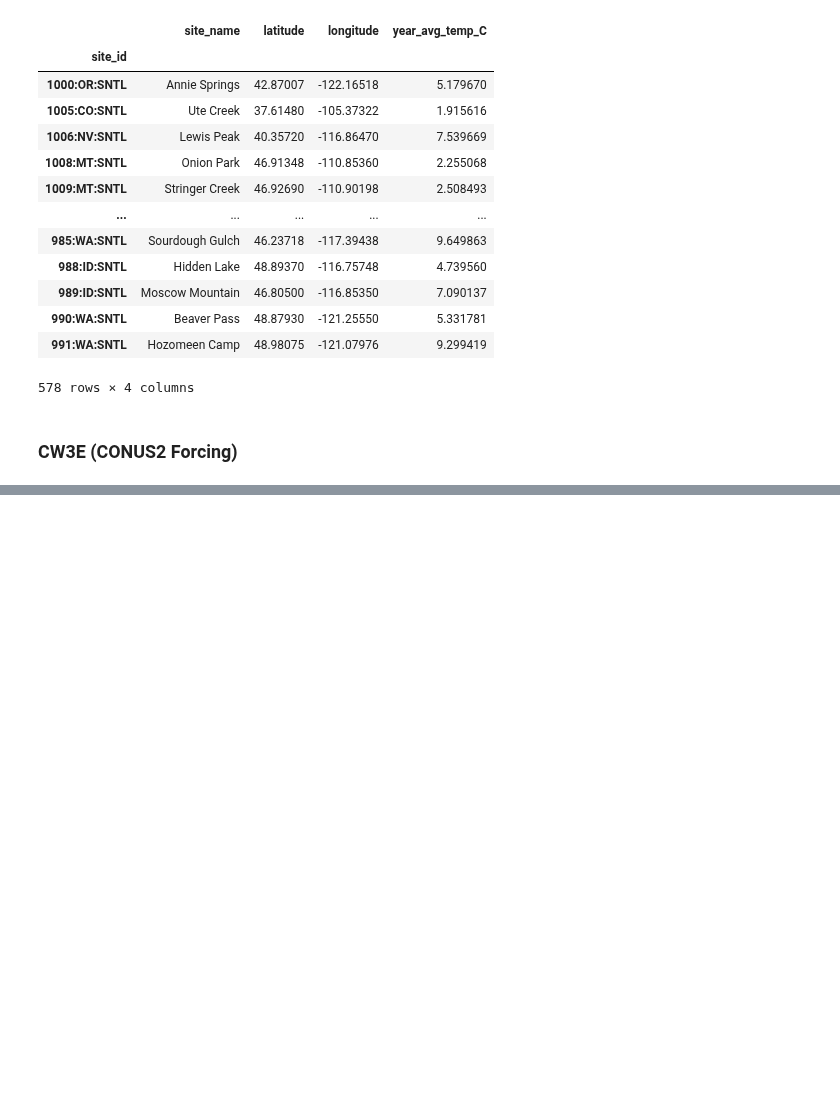
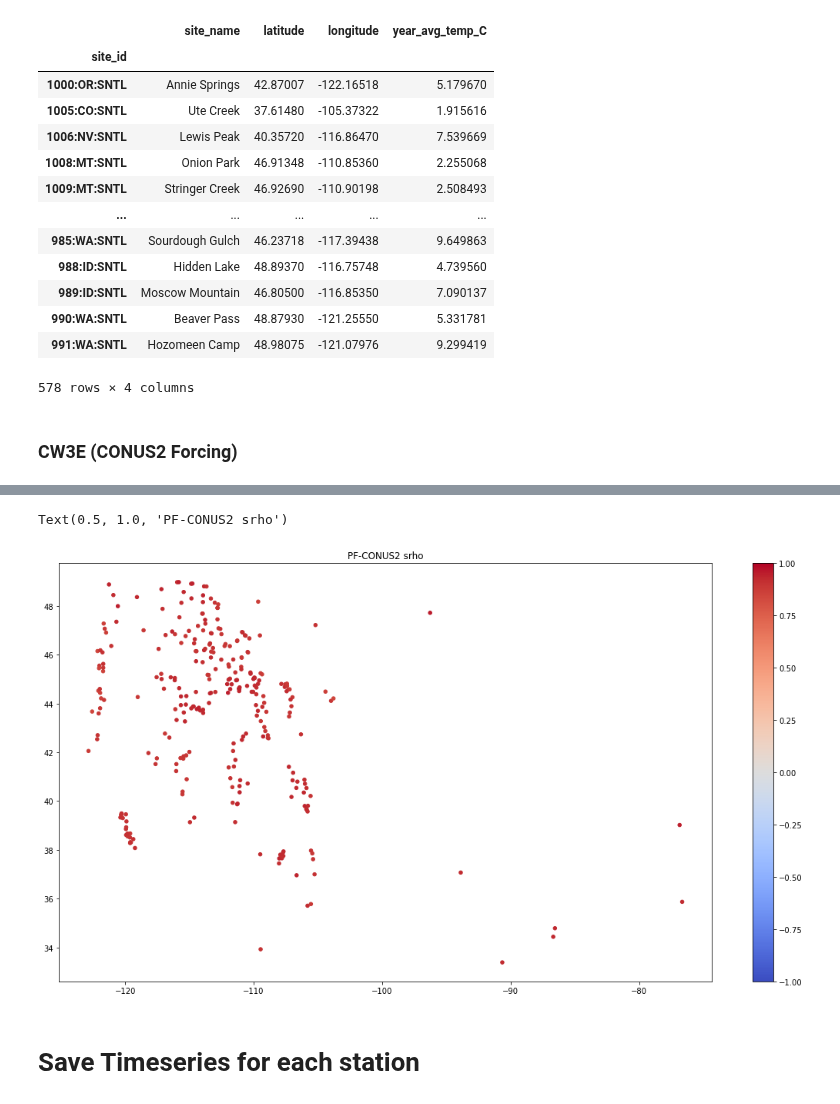
Before and after one commit to danielletijerina/PFCONUS2-analysis, a Jupyter notebook: scripts/Validation/SNOTEL/precip_temp/Temp_aggregate_observations.ipynb, the cells around one changed output, grey strips where cells are left out. Cells and saved outputs as stored; diff of their text form; code cells hidden in the pictures; blank space fills up the shorter version.

Commit message:
Finished Temperature aggregate observations notebook

```diff
--- a/scripts/Validation/SNOTEL/precip_temp/Temp_aggregate_observations.ipynb
+++ b/scripts/Validation/SNOTEL/precip_temp/Temp_aggregate_observations.ipynb
@@ -238,0 +336,5 @@ plt.title('Monthly mean WTD comparison, October WY2003 (m)')#,fontsize=20
+# %%
+# compute annual average for observations
+snotel_Temp_sum = snotel_data.sum(axis=1)
+stats_df['SNOTE_mean_T_C'] = snotel_Temp_sum/snotel_metadata.num_obs
+stats_df['PF_mean_T_C'] = np.mean(pfdata, axis = 1)
@@ -238,0 +414,10 @@ plt.title('Monthly mean WTD comparison, October WY2003 (m)')#,fontsize=20
+# %%
+fig = plt.figure(figsize=(19,10), dpi=72)
+plt.scatter(stats_df.longitude,stats_df.latitude, c=stats_df.srho, s=20, vmin = -1, vmax = 1, cmap = 'coolwarm')
+plt.colorbar()
+plt.title('PF-CONUS2 srho')
+# %% [output]
+Text(0.5, 1.0, 'PF-CONUS2 srho')
+[figure, added]
+# %% [markdown]
+# Save Timeseries for each station
```
Also changed, not shown: parts of 53 cells of this notebook, 3 other files.
